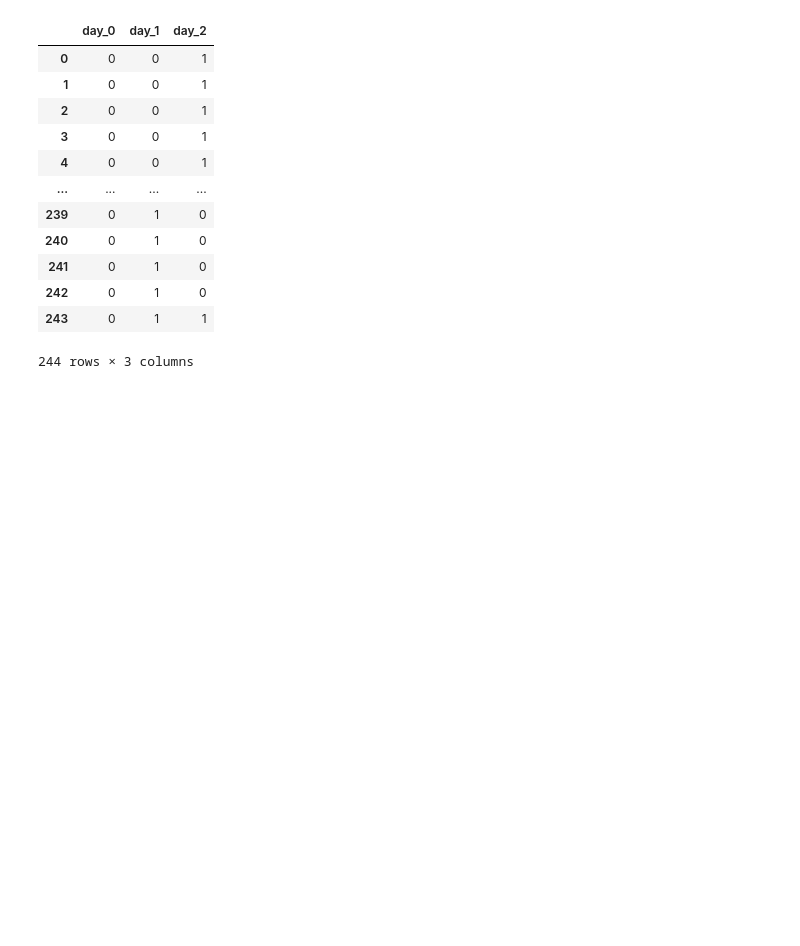
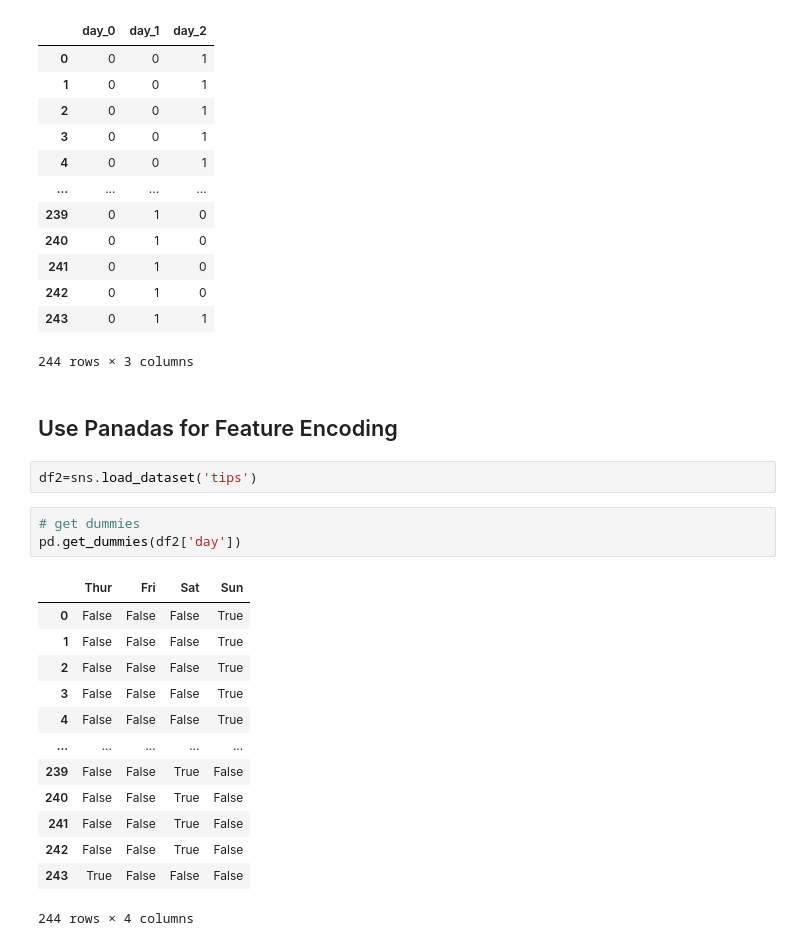
Before and after one commit to MotsimAslam/Pandas-Practice, a Jupyter notebook: Machine Learning/06_Encoding.ipynb, the cells around one changed output. Saved outputs shown, nothing was run; the diff lists cells and outputs as text; blank space fills up the shorter version.

```diff
--- a/Machine Learning/06_Encoding.ipynb
+++ b/Machine Learning/06_Encoding.ipynb
@@ -158,3 +155,24 @@ df_binary
 | 242 | 0 | 1 | 0 |
 | 243 | 0 | 1 | 1 |
 244 rows × 3 columns
+# %% [markdown]
+## Use Panadas for Feature Encoding
+# %%
+df2=sns.load_dataset('tips')
+# %%
+# get dummies
+pd.get_dummies(df2['day'])
+# %% [output]
+|  | Thur | Fri | Sat | Sun |
+| 0 | False | False | False | True |
+| 1 | False | False | False | True |
+| 2 | False | False | False | True |
+| 3 | False | False | False | True |
+| 4 | False | False | False | True |
+| ... | ... | ... | ... | ... |
+| 239 | False | False | True | False |
+| 240 | False | False | True | False |
+| 241 | False | False | True | False |
+| 242 | False | False | True | False |
+| 243 | True | False | False | False |
+244 rows × 4 columns
```
Also changed, not shown: parts of 2 cells of this notebook, 3 other files.
